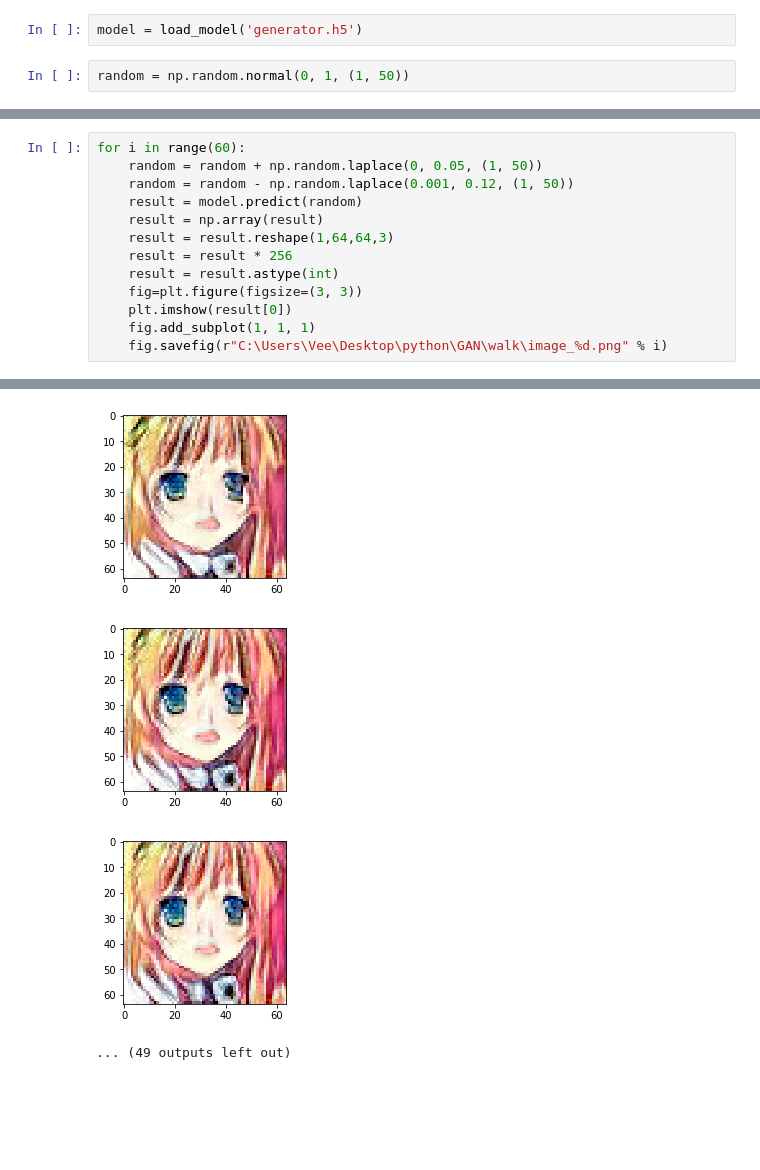
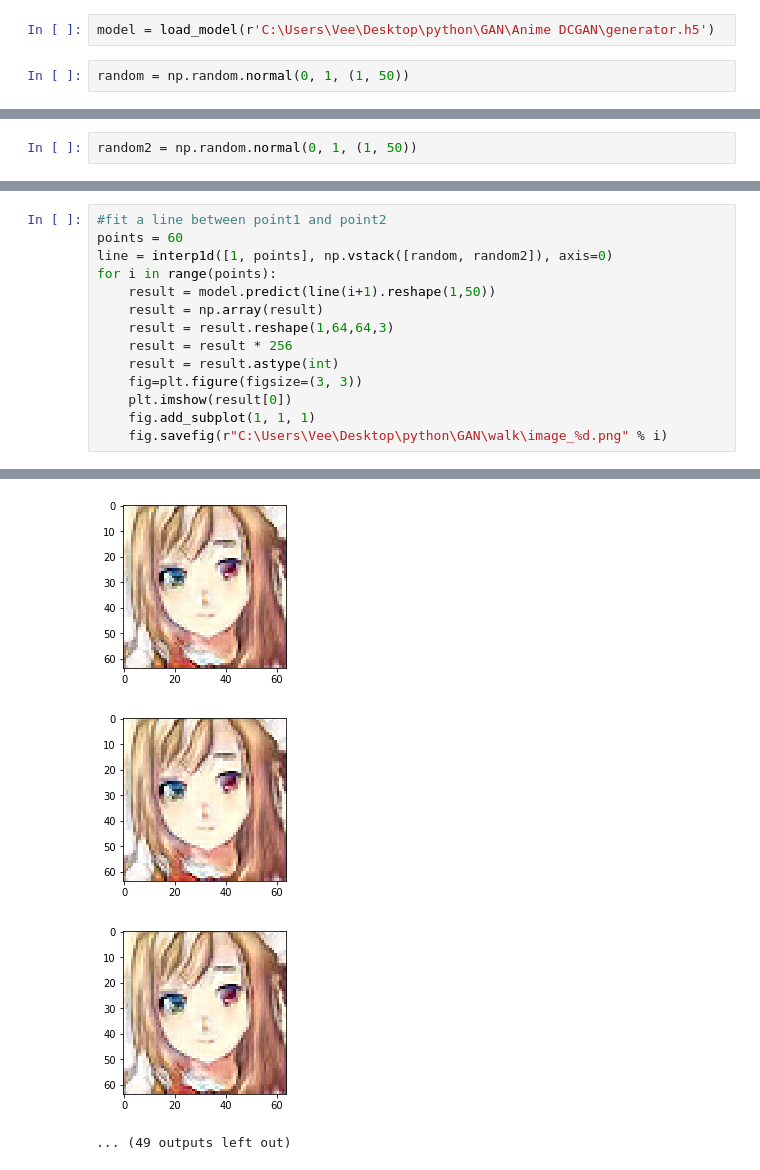
Before and after one commit to vee-upatising/Anime-DCGAN, a Jupyter notebook: LOAD GAN.ipynb, the cells around one changed output, grey strips where cells are left out. Drawn from its saved outputs; the diff is of its cells as text; blank space fills up the shorter version.

```diff
--- a/LOAD GAN.ipynb
+++ b/LOAD GAN.ipynb
@@ -27,5 +27,5 @@ Using TensorFlow backend.
 # %%
-model = load_model('generator.h5')
+model = load_model(r'C:\Users\Vee\Desktop\python\GAN\Anime DCGAN\generator.h5')
 # %%
 random = np.random.normal(0, 1, (1, 50))
 # %%
@@ -41,0 +42,2 @@ Clipping input data to the valid range for imshow with RGB data ([0..1] for floa
+# %%
+random2 = np.random.normal(0, 1, (1, 50))
@@ -42,8 +55,9 @@ Clipping input data to the valid range for imshow with RGB data ([0..1] for floa
 # %%
-for i in range(60):
-    random = random + np.random.laplace(0, 0.05, (1, 50))
-    random = random - np.random.laplace(0.001, 0.12, (1, 50))
-    result = model.predict(random)
+#fit a line between point1 and point2
+points = 60
+line = interp1d([1, points], np.vstack([random, random2]), axis=0)
+for i in range(points):
+    result = model.predict(line(i+1).reshape(1,50))
     result = np.array(result)
     result = result.reshape(1,64,64,3)
     result = result * 256
@@ -81,4 +95,4 @@ Clipping input data to the valid range for imshow with RGB data ([0..1] for floa
-[figure, old version]
+[figure, new version]
-[figure, old version]
+[figure, new version]
-[figure, old version]
+[figure, new version]
 ... (49 outputs left out)
```
Also changed, not shown: parts of 11 cells of this notebook.
